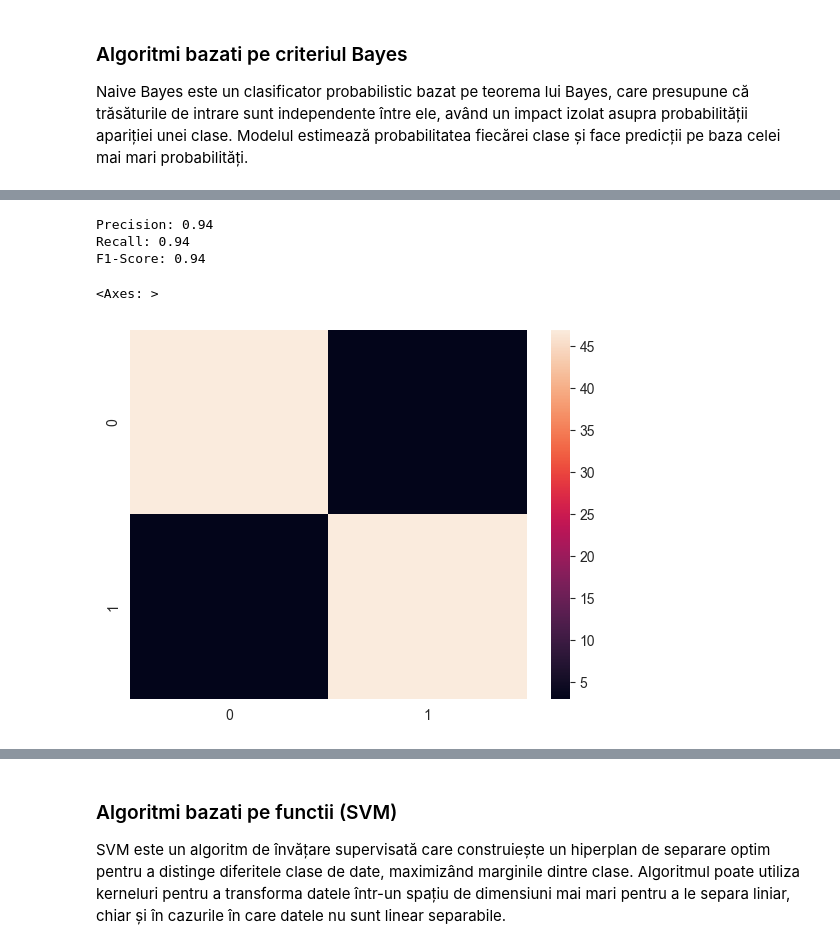
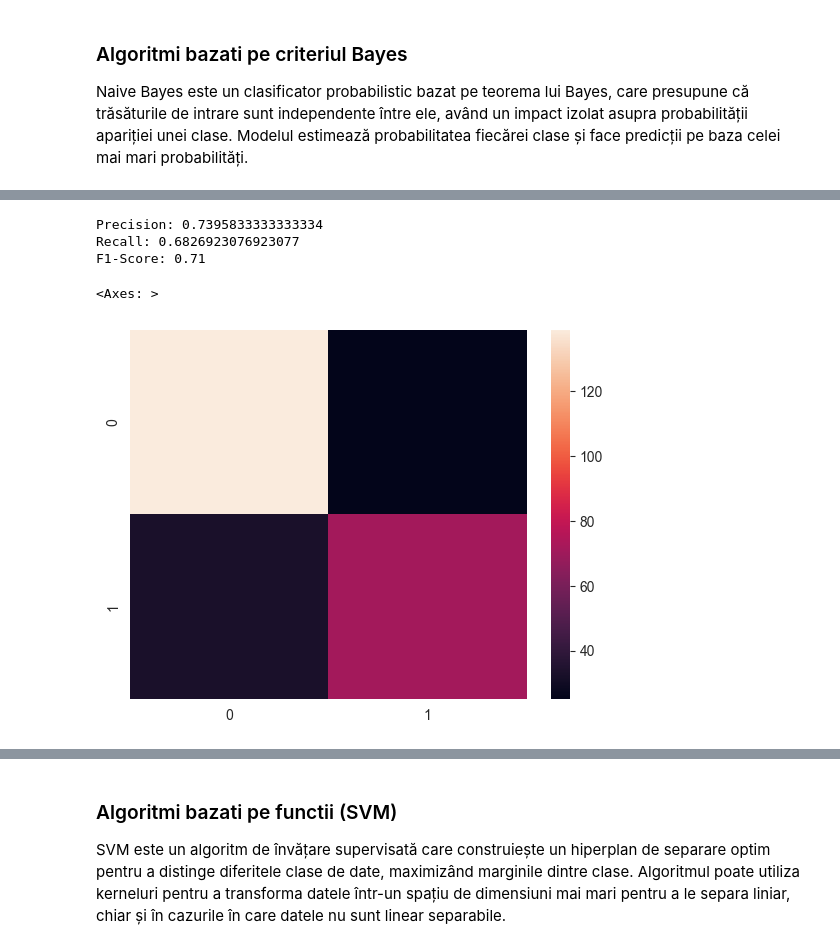
Before and after one commit to danielperebinos/UTM-MLDM, a Jupyter notebook: Laboratorul 2.ipynb, the cells around one changed output, grey strips where cells are left out. Cells and saved outputs as stored; diff of their text form; code cells hidden in the pictures.

```diff
--- a/Laboratorul 2.ipynb
+++ b/Laboratorul 2.ipynb
@@ -28,0 +84,4 @@ Requirement already satisfied: six>=1.5 in c:\users\daniel.perebinos\pycharmproj
+# %%
+df["Sex"] = df["Sex"].apply(lambda x: 0 if x == "male" else 1)
+# %%
+df.fillna(0, inplace=True)
@@ -28,0 +111,6 @@ Requirement already satisfied: six>=1.5 in c:\users\daniel.perebinos\pycharmproj
+# %%
+from sklearn.model_selection import train_test_split
+
+x = df[df.drop(columns=["Survived"]).columns].values
+y = df["Survived"].values
+X_train, X_test, y_train, y_test = train_test_split(x, y, test_size=0.3, random_state=16)
@@ -48,5 +127,5 @@ plt.show()
 from sklearn.naive_bayes import GaussianNB
 
 model = GaussianNB()
-model.fit(X, y)
-y_pred = model.predict(X)
+model.fit(X_train, y_train)
+y_pred = model.predict(X_test)
@@ -62,14 +132,14 @@ plt.show()
 # %%
 from sklearn.metrics import precision_score, recall_score, f1_score, confusion_matrix
 import seaborn as sns
 
-print("Precision:", precision_score(y, y_pred))
-print("Recall:", recall_score(y, y_pred))
-print("F1-Score:", f1_score(y, y_pred))
-sns.heatmap(confusion_matrix(y, y_pred))
+print("Precision:", precision_score(y_test, y_pred))
+print("Recall:", recall_score(y_test, y_pred))
+print("F1-Score:", f1_score(y_test, y_pred))
+sns.heatmap(confusion_matrix(y_test, y_pred))
 # %% [output]
-Precision: 0.94
-Recall: 0.94
-F1-Score: 0.94
+Precision: 0.7395833333333334
+Recall: 0.6826923076923077
+F1-Score: 0.71
 <Axes: >
-[figure, old version]
+[figure, new version]
```
Also changed, not shown: parts of 30 cells of this notebook, 5 other files.
